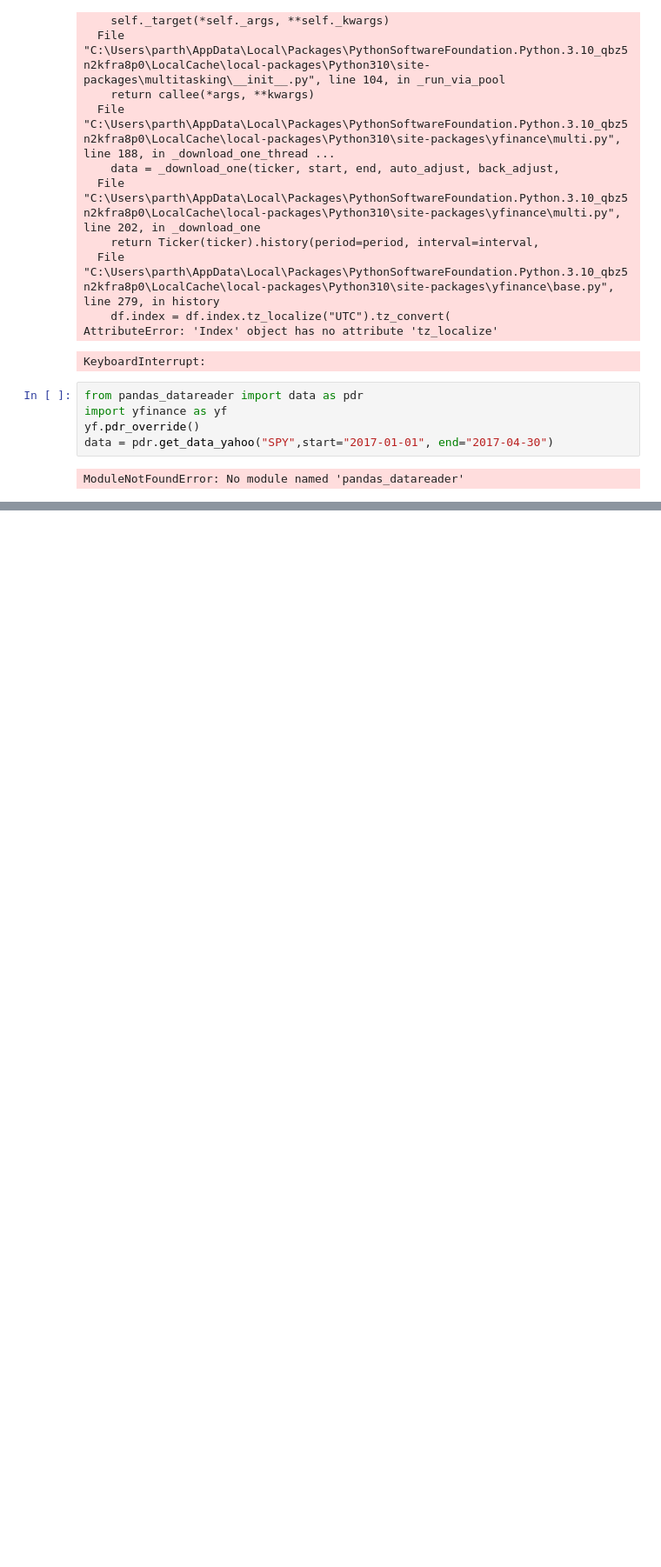
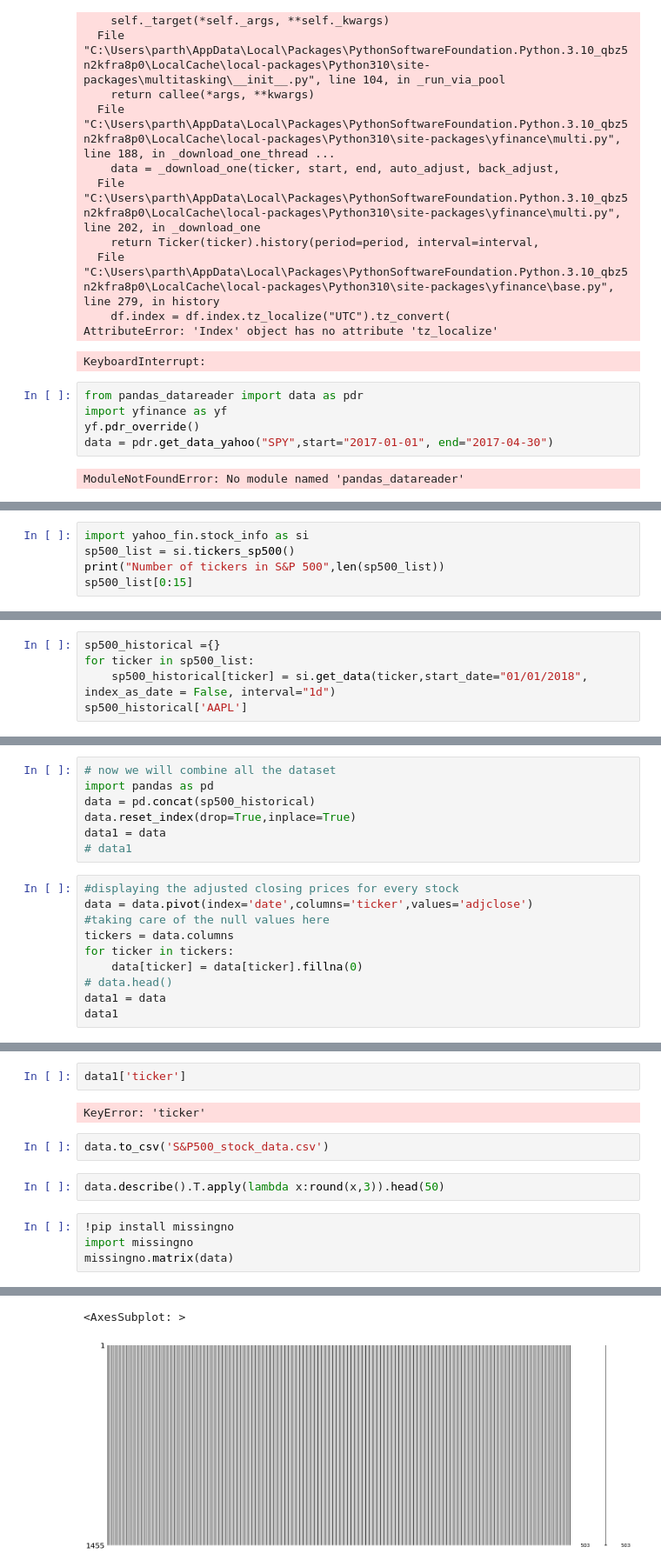
Before and after one commit to psood708/Pairs_Trading_Project, a Jupyter notebook: api_fetch.ipynb, the cells around one changed output, grey strips where cells are left out. Shown at 87% size. Drawn from its saved outputs; the diff is of its cells as text; blank space fills up the shorter version.

Commit message:
feat:Pairs creation
First iteration of making pairs and visualizing them

```diff
--- a/api_fetch.ipynb
+++ b/api_fetch.ipynb
@@ -55,0 +76,5 @@ ModuleNotFoundError: No module named 'pandas_datareader'
+# %%
+import yahoo_fin.stock_info as si
+sp500_list = si.tickers_sp500()
+print("Number of tickers in S&P 500",len(sp500_list))
+sp500_list[0:15]
@@ -55,0 +98,5 @@ ModuleNotFoundError: No module named 'pandas_datareader'
+# %%
+sp500_historical ={}
+for ticker in sp500_list:
+    sp500_historical[ticker] = si.get_data(ticker,start_date="01/01/2018", index_as_date = False, interval="1d")
+sp500_historical['AAPL']
@@ -55,0 +117,17 @@ ModuleNotFoundError: No module named 'pandas_datareader'
+# %%
+# now we will combine all the dataset
+import pandas as pd
+data = pd.concat(sp500_historical)
+data.reset_index(drop=True,inplace=True)
+data1 = data
+# data1
+# %%
+#displaying the adjusted closing prices for every stock
+data = data.pivot(index='date',columns='ticker',values='adjclose')
+#taking care of the null values here
+tickers = data.columns
+for ticker in tickers:
+    data[ticker] = data[ticker].fillna(0)
+# data.head()
+data1 = data
+data1
@@ -55,0 +149,13 @@ ModuleNotFoundError: No module named 'pandas_datareader'
+# %%
+data1['ticker']
+# %% [output]
+KeyError: 'ticker'
+# %%
+data.to_csv('S&P500_stock_data.csv')
+# %%
+data.describe().T.apply(lambda x:round(x,3)).head(50)
+# %%
+!pip install missingno
+import missingno
+missingno.matrix(data)
+# %% [output]
@@ -55,0 +181,2 @@ ModuleNotFoundError: No module named 'pandas_datareader'
+<AxesSubplot: >
+[figure, added]
```
Also changed, not shown: parts of 32 cells of this notebook, 2 other files.
